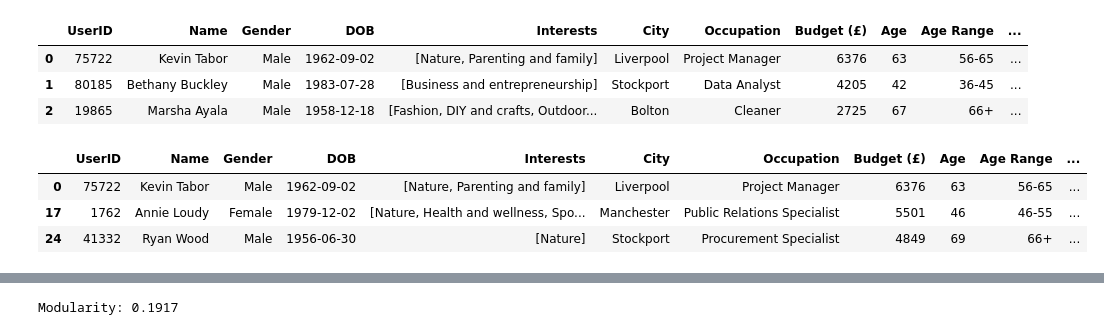
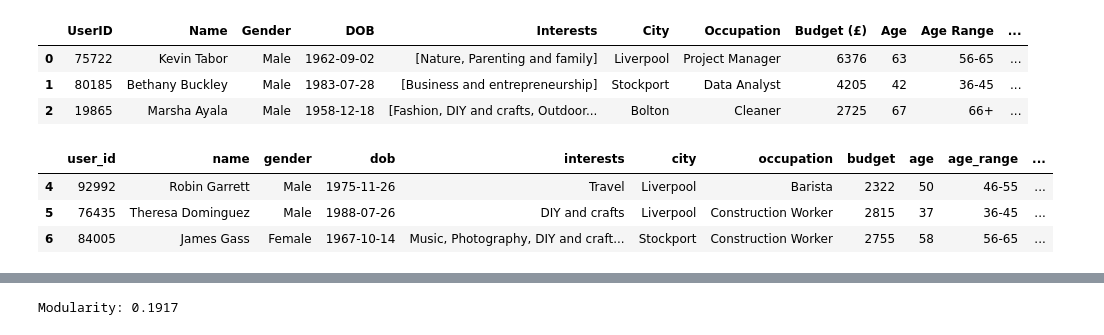
Before and after one commit to tasemgt/mutuals-ads, a Jupyter notebook: mutuals_backend/mutuals_app/ml_models/mutuals_clustering.ipynb, the cells around one changed output, grey strips where cells are left out. Saved outputs shown, nothing was run; the diff lists cells and outputs as text; code cells hidden in the pictures.

```diff
--- a/mutuals_backend/mutuals_app/ml_models/mutuals_clustering.ipynb
+++ b/mutuals_backend/mutuals_app/ml_models/mutuals_clustering.ipynb
@@ -174,12 +191,12 @@ _df.head(3)
 | 1 | 80185 | Bethany Buckley | Male | 1983-07-28 | [Business and entrepreneurship] | Stockport | Data Analyst | 4205 | 42 | 36-45 | ... |
 | 2 | 19865 | Marsha Ayala | Male | 1958-12-18 | [Fashion, DIY and crafts, Outdoor... | Bolton | Cleaner | 2725 | 67 | 66+ | ... |
 # %%
-_df[_df['Cluster'] == 7].head(3)
+_df[_df['Cluster'] == 2].head(3)
 # %% [output]
-|  | UserID | Name | Gender | DOB | Interests | City | Occupation | Budget (£) | Age | Age Range | ... |
-| 0 | 75722 | Kevin Tabor | Male | 1962-09-02 | [Nature, Parenting and family] | Liverpool | Project Manager | 6376 | 63 | 56-65 | ... |
-| 17 | 1762 | Annie Loudy | Female | 1979-12-02 | [Nature, Health and wellness, Spo... | Manchester | Public Relations Specialist | 5501 | 46 | 46-55 | ... |
-| 24 | 41332 | Ryan Wood | Male | 1956-06-30 | [Nature] | Stockport | Procurement Specialist | 4849 | 69 | 66+ | ... |
+|  | user_id | name | gender | dob | interests | city | occupation | budget | age | age_range | ... |
+| 4 | 92992 | Robin Garrett | Male | 1975-11-26 | Travel | Liverpool | Barista | 2322 | 50 | 46-55 | ... |
+| 5 | 76435 | Theresa Dominguez | Male | 1988-07-26 | DIY and crafts | Liverpool | Construction Worker | 2815 | 37 | 36-45 | ... |
+| 6 | 84005 | James Gass | Female | 1967-10-14 | Music, Photography, DIY and craft... | Stockport | Construction Worker | 2755 | 58 | 56-65 | ... |
 # %%
 # --- 7. Visualize a sample of the user graph with cluster colors ---
 
```
Also changed, not shown: parts of 18 cells of this notebook, 11 other files.
